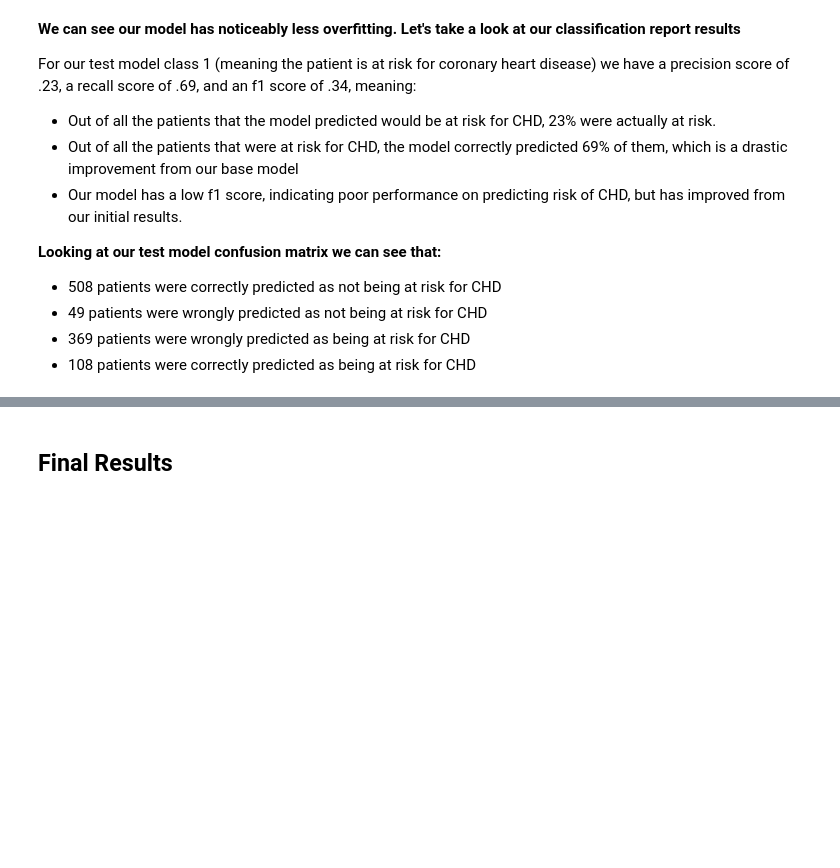
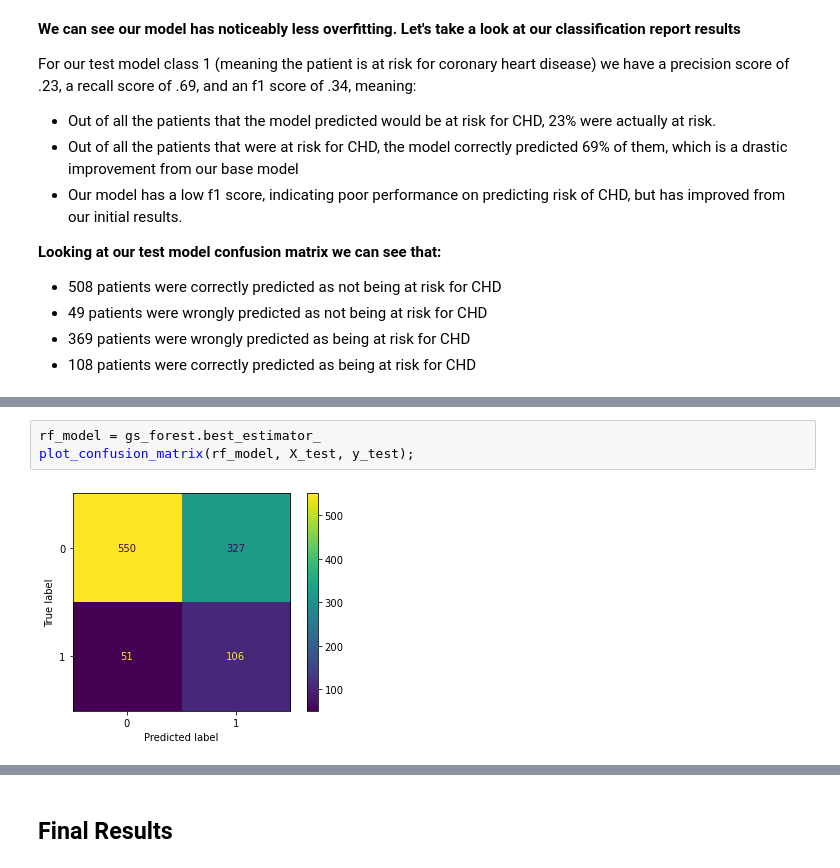
Before and after one commit to aharri123/Heart-disease-classification, a Jupyter notebook: student.ipynb, the cells around one changed output, grey strips where cells are left out. Cells and saved outputs as stored; diff of their text form; blank space fills up the shorter version.

```diff
--- a/student.ipynb
+++ b/student.ipynb
@@ -518 +528,6 @@ weighted avg       0.81      0.68      0.72      1034
+# %%
+rf_model = gs_forest.best_estimator_
+plot_confusion_matrix(rf_model, X_test, y_test);
+# %% [output]
+[figure, added]
 # %% [markdown]
```
Also changed, not shown: parts of 18 cells of this notebook, 1 other file.
